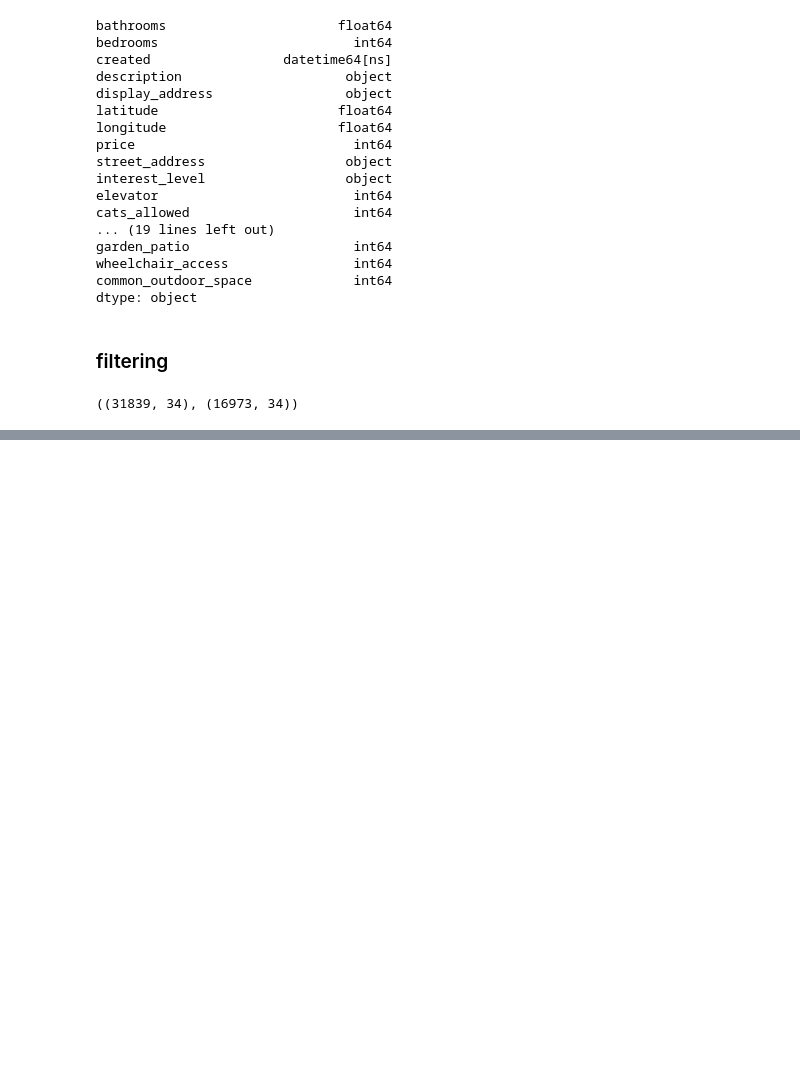
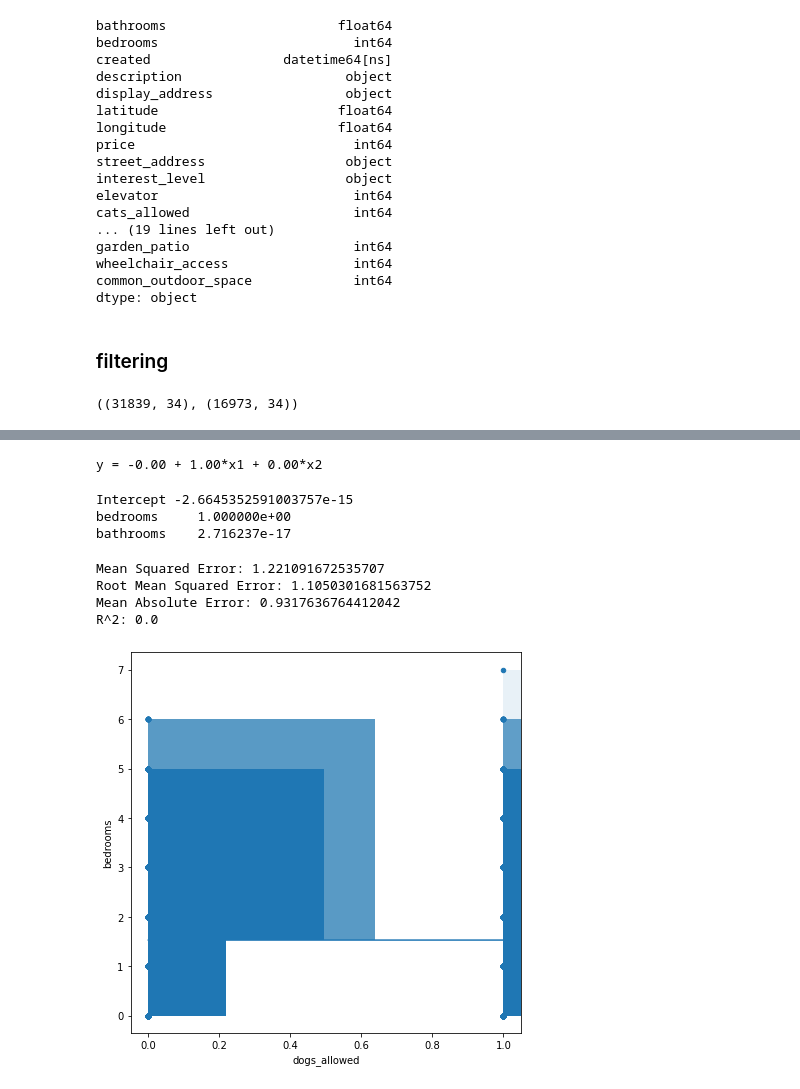
Before and after one commit to rawalk/DS-Unit-2-Linear-Models, a Jupyter notebook: module2-regression-2/LS_DS_212_assignment.ipynb, the cells around one changed output, grey strips where cells are left out. Saved outputs shown, nothing was run; the diff lists cells and outputs as text; code cells hidden in the pictures; blank space fills up the shorter version.

```diff
--- a/module2-regression-2/LS_DS_212_assignment.ipynb
+++ b/module2-regression-2/LS_DS_212_assignment.ipynb
@@ -167,0 +198,5 @@ train_2016.sample(6)
+# %%
+# Test Error
+y_pred = [guess] * len(y_test)
+mae = mean_absolute_error(y_test, y_pred)
+print(f'Test Error (March to Aprils): {mae:.2f} percentage points')
@@ -167,0 +219,11 @@ train_2016.sample(6)
+# %%
+from sklearn.linear_model import LinearRegression
+model = LinearRegression()
+# %%
+# Re-arrange X features matrices
+features = ['bedrooms',
+            'bathrooms']
+print(f'Linear Regression, dependent on: {features}')
+
+X_train = train_2016[features]
+X_test = test_2016[features]
@@ -167,0 +236,2 @@ train_2016.sample(6)
+# %%
+model.fit(X_train, y_train)
@@ -167,0 +307,14 @@ train_2016.sample(6)
+# %%
+beta0 = model.intercept_
+beta1, beta2 = model.coef_
+print(f'y = {beta0:.2f} + {beta1:.2f}*x1 + {beta2:.2f}*x2')
+# %% [output]
+y = -0.00 + 1.00*x1 + 0.00*x2
+# %%
+print('Intercept', model.intercept_)
+coefficients = pd.Series(model.coef_, features)
+print(coefficients.to_string())
+# %% [output]
+Intercept -2.6645352591003757e-15
+bedrooms     1.000000e+00
+bathrooms    2.716237e-17
@@ -167,0 +373,9 @@ train_2016.sample(6)
+# %%
+feature = 'dogs_allowed'
+squared_errors(train_2016, feature, target, m=0, b=y_train.mean())
+# %% [output]
+Mean Squared Error: 1.221091672535707
+Root Mean Squared Error: 1.1050301681563752
+Mean Absolute Error: 0.9317636764412042
+R^2: 0.0
+[figure, added]
```
Also changed, not shown: parts of 20 cells of this notebook.
